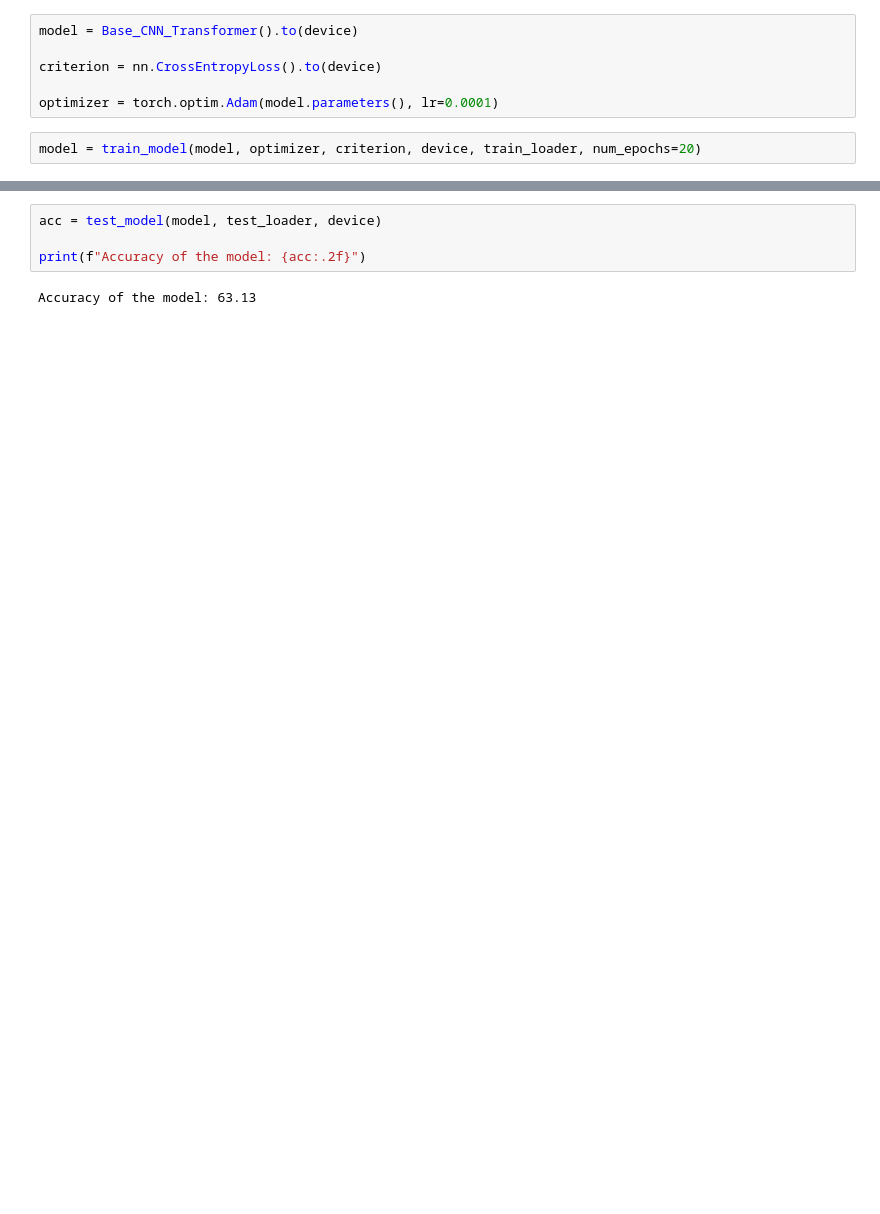
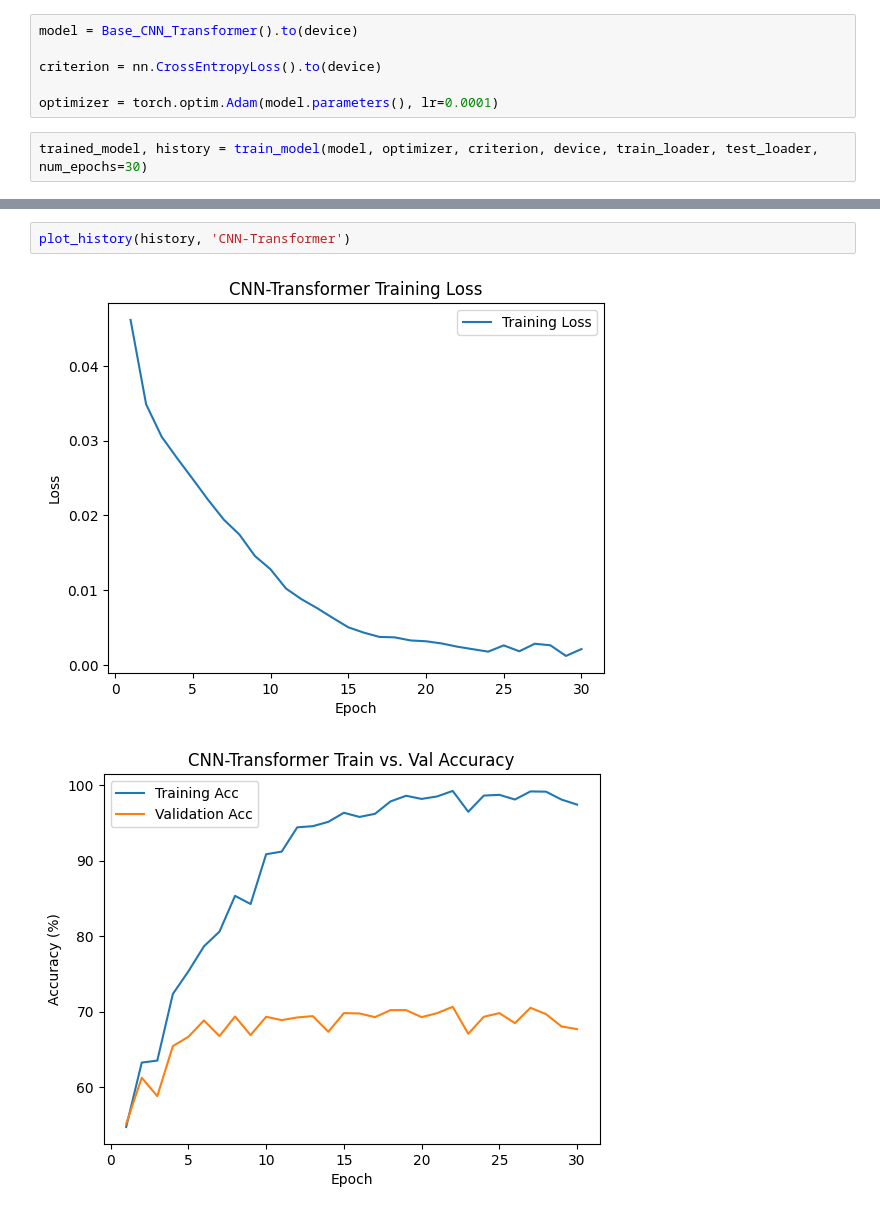
Before and after one commit to Anish701/EC523-Speech-Emotion-Recognition, a Jupyter notebook: main.ipynb, the cells around one changed output, grey strips where cells are left out. Drawn from its saved outputs; the diff is of its cells as text; blank space fills up the shorter version.

```diff
--- a/main.ipynb
+++ b/main.ipynb
@@ -631,5 +148,5 @@ criterion = nn.CrossEntropyLoss().to(device)
 
 optimizer = torch.optim.Adam(model.parameters(), lr=0.0001)
 # %%
-model = train_model(model, optimizer, criterion, device, train_loader, num_epochs=20)
+trained_model, history = train_model(model, optimizer, criterion, device, train_loader, test_loader, num_epochs=30)
 # %% [output]
@@ -653,6 +170,5 @@ Finished Training
-# %%
-acc = test_model(model, test_loader, device)
-
-print(f"Accuracy of the model: {acc:.2f}")
-# %% [output]
-Accuracy of the model: 63.13
+# %%
+plot_history(history, 'CNN-Transformer')
+# %% [output]
+[figure, added]
+[figure, added]
```
Also changed, not shown: parts of 51 cells of this notebook, 4 other files.
